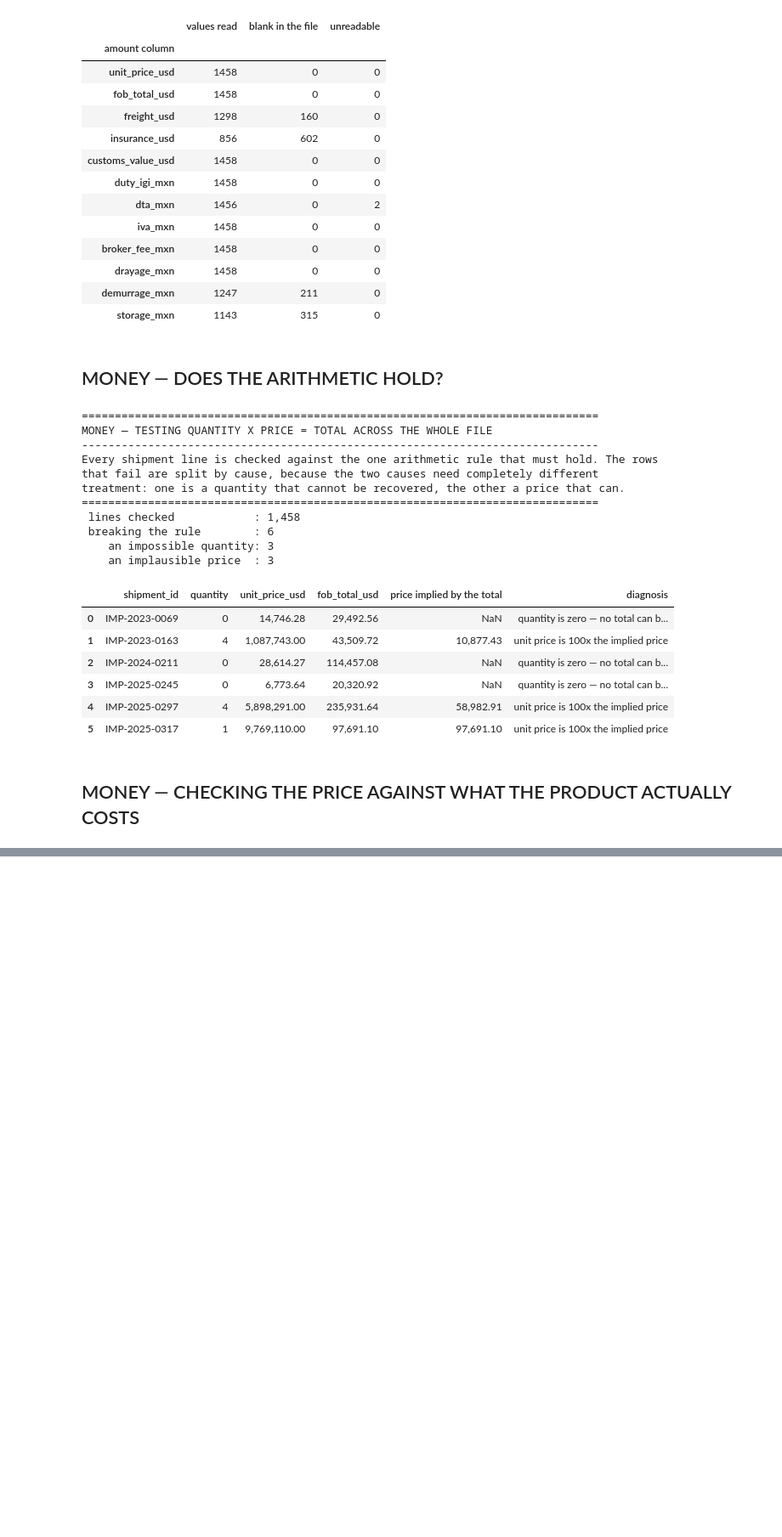
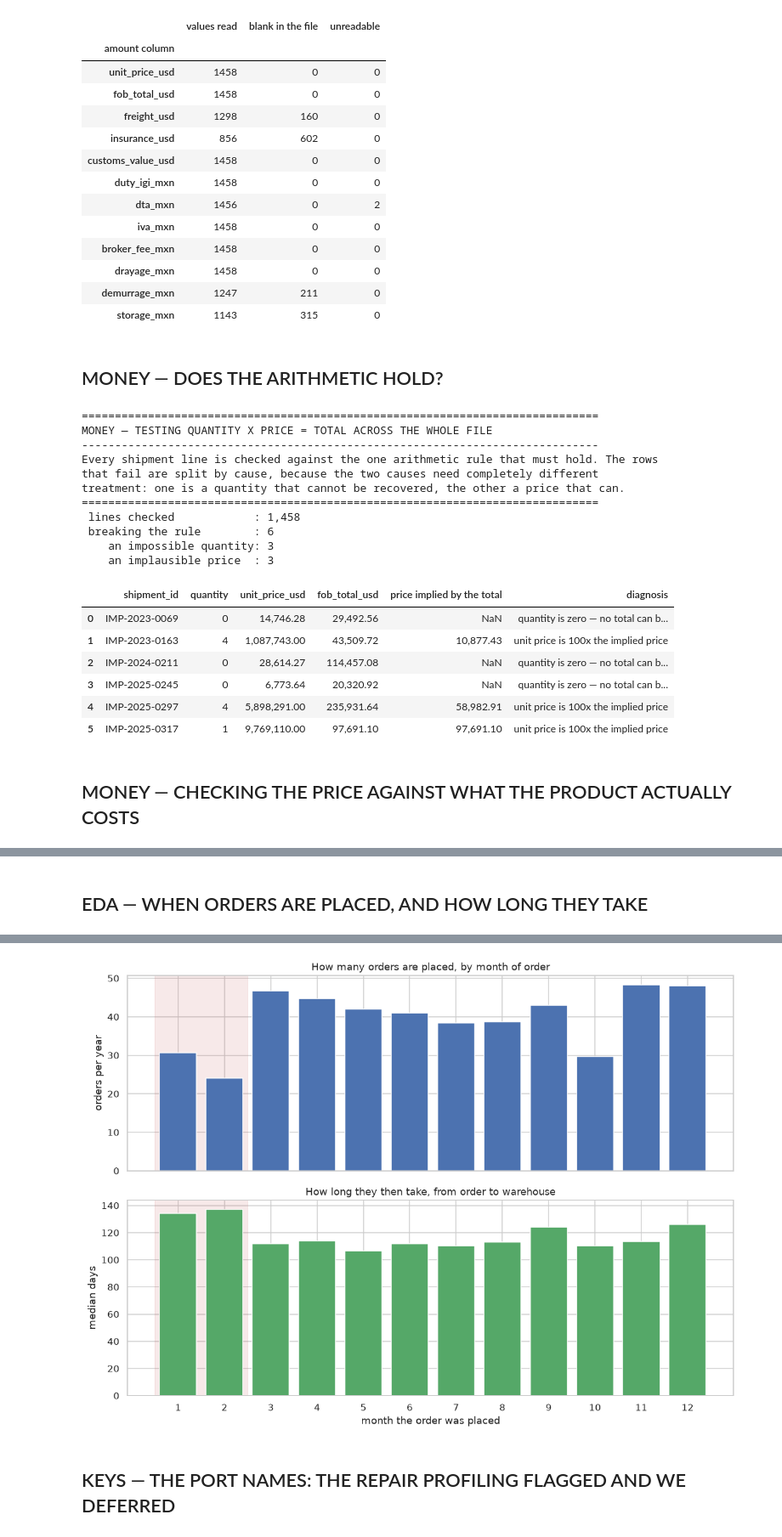
Before and after one commit to aanaya-hub/mx-machinery-imports, a Jupyter notebook: notebooks/01-data-repair-and-eda.ipynb, the cells around one changed output, grey strips where cells are left out. Shown at 85% size. Cells and saved outputs as stored; diff of their text form; code cells hidden in the pictures; blank space fills up the shorter version.

```diff
--- a/notebooks/01-data-repair-and-eda.ipynb
+++ b/notebooks/01-data-repair-and-eda.ipynb
@@ -1955,0 +2433,77 @@ every row it catches still needs a decision by a human.
+# %% [markdown]
+## EDA — WHEN ORDERS ARE PLACED, AND HOW LONG THEY TAKE
+# %%
+#
+# In plain terms: this operation has a rhythm, and the rhythm is set in China, not
+# in Mexico. Chinese New Year shuts the factories for weeks; Golden Week closes
+# them again in October. This cell measures whether that rhythm is visible in the
+# file — and it is, unmistakably.
+# =============================================================================
+
+# --- one charting decision, stated once ---------------------------------------
+# These figures use matplotlib rather than plotly. Plotly is interactive and better on screen,
+# but GitHub does not render plotly output inside a notebook — a reader arriving from the
+# repository would see an empty cell. Static charts render everywhere, which is what a portfolio
+# needs. Plotly still earns its place later, in the cells whose output is exported as an image.
+
+# Aggregate by the month the order was placed. Three measures at once, because a month that is
+# slow, late AND quiet says something different from a month that is merely quiet.
+monthly = (pd.DataFrame({
+        "month": usable["order_date"].dt.month,       # `.dt.month` pulls just the month out of a date
+        "lead":  timings["order to warehouse"],       # days from order to warehouse
+        # `> 0` gives False for a shipment whose arrival was never recorded, which would
+        # quietly count it as on time. `.where(...notna())` turns those into missing
+        # values instead, so the rate below is over shipments whose outcome is known.
+        "late":  (timings["against the plan"] > 0).where(timings["against the plan"].notna()),
+    })
+    .groupby("month")
+    .agg(orders=("lead", "size"), median_lead=("lead", "median"), late_rate=("late", "mean")))
+monthly["orders_per_year"] = monthly["orders"] / 3    # the file holds three full years
+
+# --- the figure ---------------------------------------------------------------
+# `plt.subplots(2, 1, ...)` makes one figure with two panels stacked vertically; the two objects
+# it returns are the panels themselves. `sharex=True` ties their x-axes together, so the bars in
+# each panel line up under the month labels of the other.
+fig, (ax_top, ax_bottom) = plt.subplots(2, 1, figsize=(11, 8), sharex=True)
+
+# The shaded band marks the Chinese New Year window — December to February. Drawing it on both
+# panels means the eye compares like with like without having to remember where February sits.
+for ax in (ax_top, ax_bottom):
+    ax.axvspan(0.5, 2.5, color="#C44E52", alpha=0.12)
+
+ax_top.bar(monthly.index, monthly["orders_per_year"], color="#4C72B0")
+ax_top.set_ylabel("orders per year")
+ax_top.set_title("How many orders are placed, by month of order")
+
+ax_bottom.bar(monthly.index, monthly["median_lead"], color="#55A868")
+ax_bottom.set_ylabel("median days")
+ax_bottom.set_xlabel("month the order was placed")
+ax_bottom.set_title("How long they then take, from order to warehouse")
+ax_bottom.set_xticks(range(1, 13))          # label every month rather than every other one
+
+fig.tight_layout()                          # stop the panels and labels from overlapping
+fig.savefig(FIG_DIR / "01-seasonality.png", dpi=150, bbox_inches="tight")   # for the README
+
+section("EDA — THE RHYTHM OF THE FILE",
+        "Order volume above, and how long those orders then took below. The shaded band is the\n"
+        "Chinese New Year window. Read the two panels together: February is the quietest month\n"
+        "AND the slowest one, which is not a coincidence — it is the same factory shutdown.")
+best_volume, worst_volume = monthly["orders_per_year"].idxmax(), monthly["orders_per_year"].idxmin()
+fastest, slowest = monthly["median_lead"].idxmin(), monthly["median_lead"].idxmax()
+best_late, worst_late = monthly["late_rate"].idxmin(), monthly["late_rate"].idxmax()
+print(f" fewest orders   : month {worst_volume:>2}  ({monthly.loc[worst_volume,'orders_per_year']:.1f} per year)"
+      f"   most: month {best_volume:>2}  ({monthly.loc[best_volume,'orders_per_year']:.1f})")
+print(f" longest lead    : month {slowest:>2}  ({monthly.loc[slowest,'median_lead']:.0f} days)"
+      f"   shortest: month {fastest:>2}  ({monthly.loc[fastest,'median_lead']:.0f} days)")
+print(f" worst late rate : month {worst_late:>2}  ({100*monthly.loc[worst_late,'late_rate']:.1f}%)"
+      f"   best: month {best_late:>2}  ({100*monthly.loc[best_late,'late_rate']:.1f}%)")
+plt.show()
+# * February is the worst month on all three measures at once — fewest orders, longest lead time,
+#   highest share arriving late. Three different symptoms, one cause: the factories are shut.
+# ? The late rate barely moves between the windows (24-27% across the year) even though the lead
+#   time moves by thirty days. That is worth noticing: whoever sets the promised arrival date
+#   already knows about Chinese New Year, and builds the slowdown into the promise. The
+#   seasonality is priced into the plan rather than showing up as broken promises afterwards.
+
+plt.show()
+# %% [output]
@@ -1955,0 +2520,3 @@ every row it catches still needs a decision by a human.
+[figure, added]
+# %% [markdown]
+## KEYS — THE PORT NAMES: THE REPAIR PROFILING FLAGGED AND WE DEFERRED
```
Also changed, not shown: parts of 31 cells of this notebook, 12 other files.
